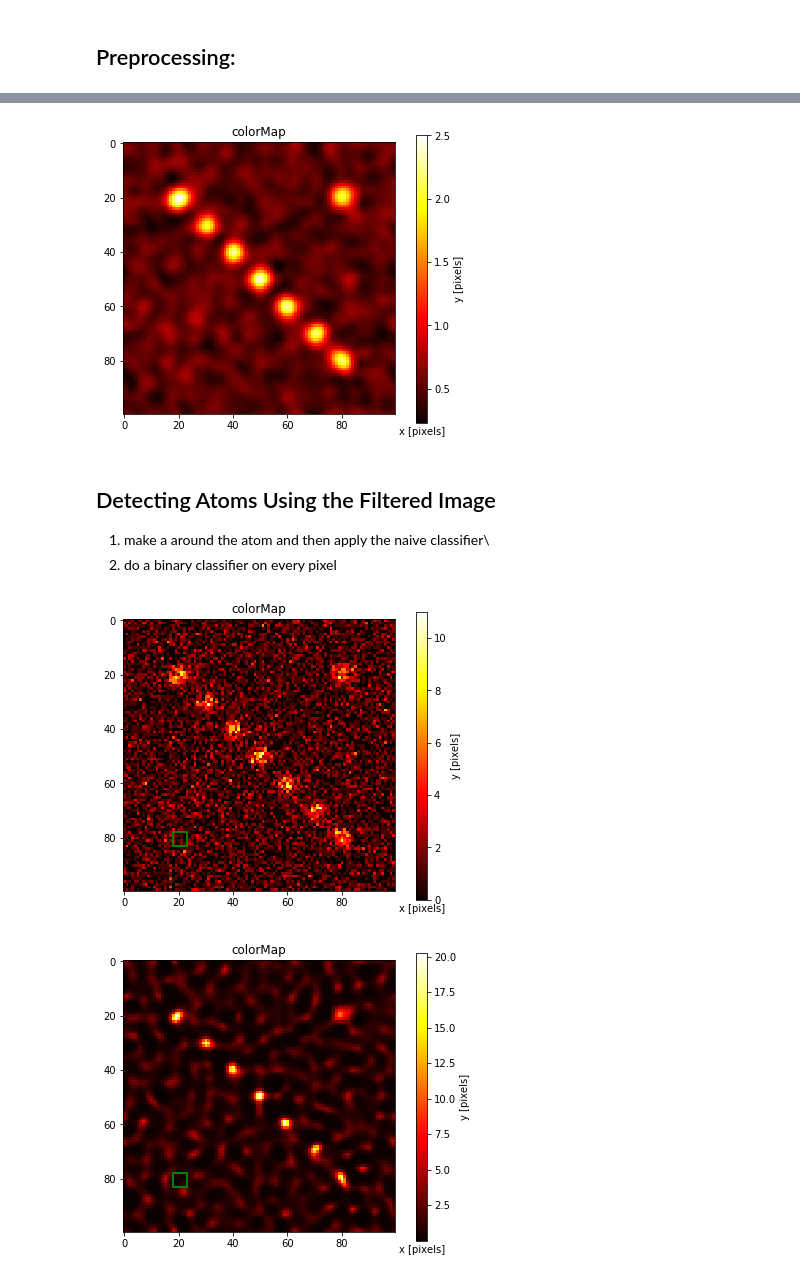
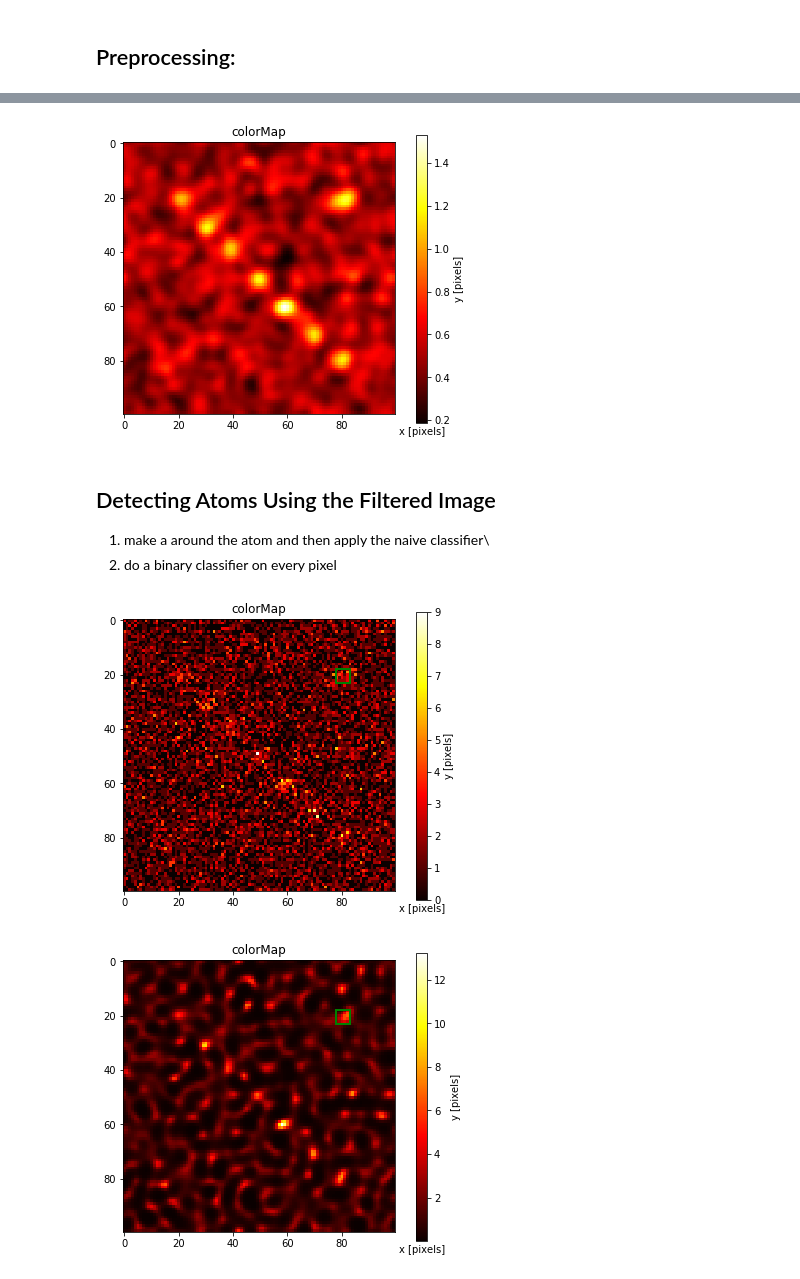
Before and after one commit to cliulinnaeus/AtomDetection, a Jupyter notebook: preprocessing/test.ipynb, the cells around one changed output, grey strips where cells are left out. Cells and saved outputs as stored; diff of their text form; code cells hidden in the pictures.

```diff
--- a/preprocessing/test.ipynb
+++ b/preprocessing/test.ipynb
@@ -29,6 +30,6 @@ y0.append(20)
 x0 = np.array(x0)
 y0 = np.array(y0)
 
-raw_image = sim.create_simulation_from_SNR(x0, y0, 5, verbose=True)
+raw_image = sim.create_simulation_from_SNR(x0, y0, 2, verbose=True)
 kernel = utils.gaussian_kernel(100, sim.variance, verbose=True)
 # %% [output]
@@ -68,7 +69,7 @@ print(rl_filtered_image.shape)
 wiener_filtered_image = deconv.wiener_deconv(raw_image, kernel)
 visualize(wiener_filtered_image)
 # %% [output]
-[figure, old version]
+[figure, new version]
 # %% [markdown]
 Detecting Atoms Using the Filtered Image
 -------------------------------
@@ -76,10 +77,10 @@ Detecting Atoms Using the Filtered Image
 1. make a around the atom and then apply the naive classifier\\
 2. do a binary classifier on every pixel
 # %%
-clf = naive_detector.detector(100, 20, 80, 5, 5)
+clf = naive_detector.detector(100, 80, 20, 5, 5)
 clf.visualize_data(raw_image)
 clf.visualize_data(rl_filtered_image)
 # %% [output]
-[figure, old version]
+[figure, new version]
-[figure, old version]
+[figure, new version]
 # %%
```
Also changed, not shown: parts of 18 cells of this notebook, 3 other files.
